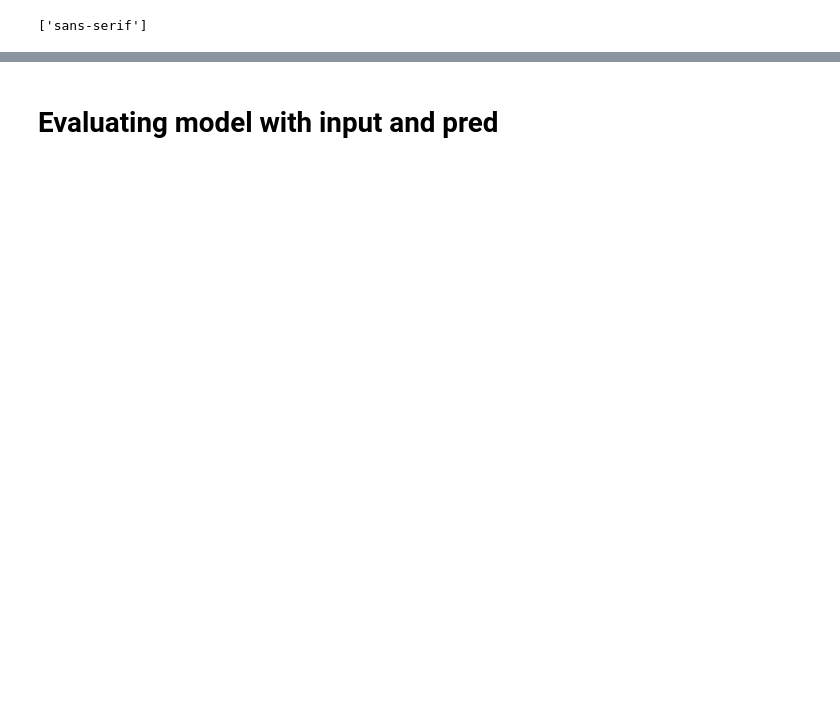
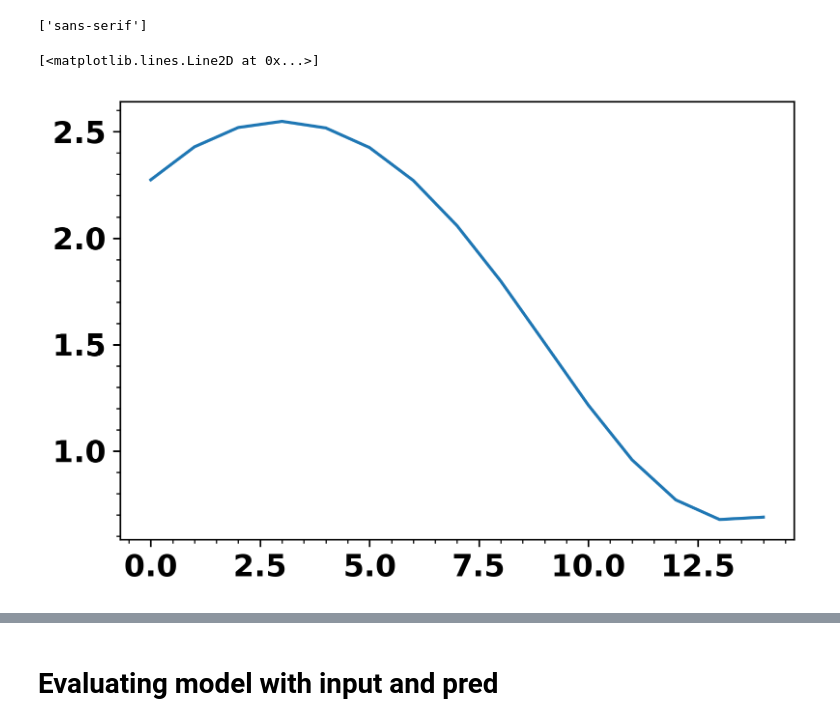
Before and after one commit to BirkDissing/Gemma_group, a Jupyter notebook: Master thesis/Code/Evaluate_models.ipynb, the cells around one changed output, grey strips where cells are left out. Drawn from its saved outputs; the diff is of its cells as text; code cells hidden in the pictures; blank space fills up the shorter version.

```diff
--- a/Master thesis/Code/Evaluate_models.ipynb
+++ b/Master thesis/Code/Evaluate_models.ipynb
@@ -24,4 +24,14 @@ plt.rcParams['figure.dpi'] = 300
 print(plt.rcParams['font.family'])
 # %% [output]
 ['sans-serif']
+# %%
+force = []
+mol = read("Data/Model_test/EtOH_moldyn_data.xyz", index=':')
+for atom in mol:
+    force.append(atom.get_forces()[2,0])
+
+plt.plot(range(len(force[5020:5035])), force[5020:5035])
+# %% [output]
+[<matplotlib.lines.Line2D at 0x...>]
+[figure, added]
 # %%
```
Also changed, not shown: parts of 14 cells of this notebook, 37 other files.
